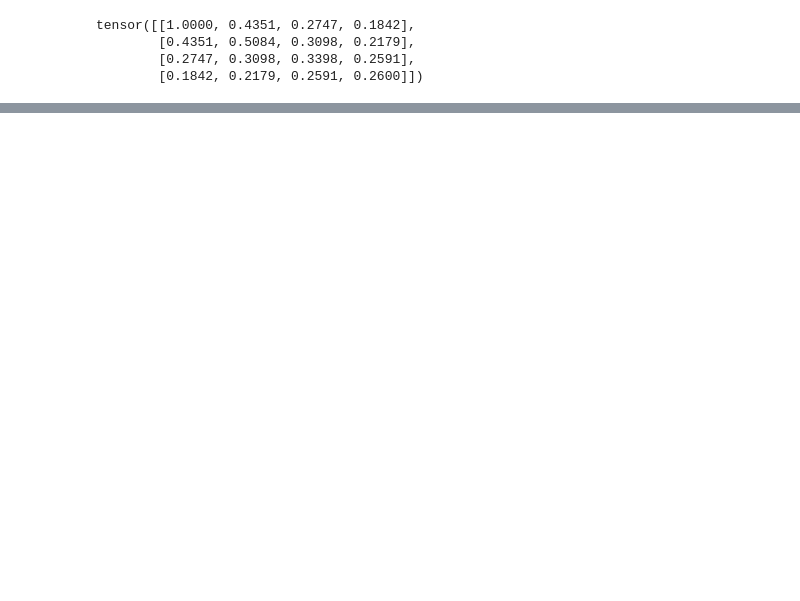
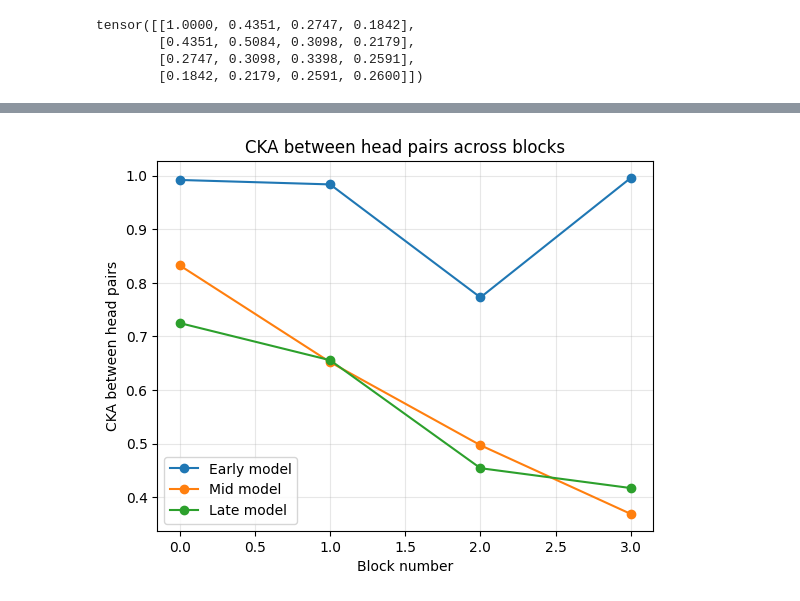
Before and after one commit to TheRootOf3/nanoGPT, a Jupyter notebook: inspect_attention_head_activations.ipynb, the cells around one changed output, grey strips where cells are left out. Cells and saved outputs as stored; diff of their text form; code cells hidden in the pictures; blank space fills up the shorter version.

```diff
--- a/inspect_attention_head_activations.ipynb
+++ b/inspect_attention_head_activations.ipynb
@@ -437,0 +511,38 @@ plt.show()
+# %%
+n_blocks = 4
+plt.plot(
+    range(n_blocks),
+    [
+        aggregate_head_pairwise_metric_batch(attn_weights_list[0][b], cka)
+        for b in range(n_blocks)
+    ],
+    label="Early model",
+    marker="o",
+)
+plt.plot(
+    range(n_blocks),
+    [
+        aggregate_head_pairwise_metric_batch(attn_weights_list[1][b], cka)
+        for b in range(n_blocks)
+    ],
+    label="Mid model",
+    marker="o",
+)
+plt.plot(
+    range(n_blocks),
+    [
+        aggregate_head_pairwise_metric_batch(attn_weights_list[2][b], cka)
+        for b in range(n_blocks)
+    ],
+    label="Late model",
+    marker="o",
+)
+
+plt.xlabel("Block number")
+plt.ylabel("CKA between head pairs")
+plt.title("CKA between head pairs across blocks")
+plt.legend()
+plt.grid(alpha=0.3)
+plt.show()
+# %% [output]
+[figure, added]
```
Also changed, not shown: parts of 24 cells of this notebook, 2 other files.
